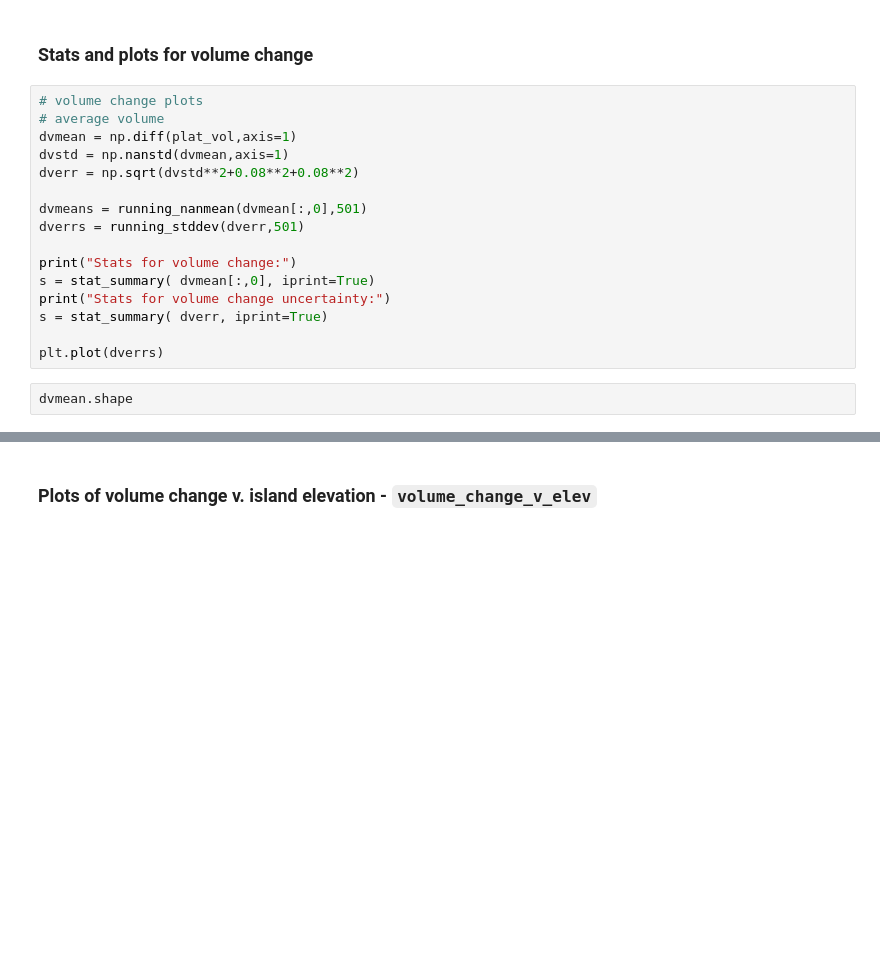
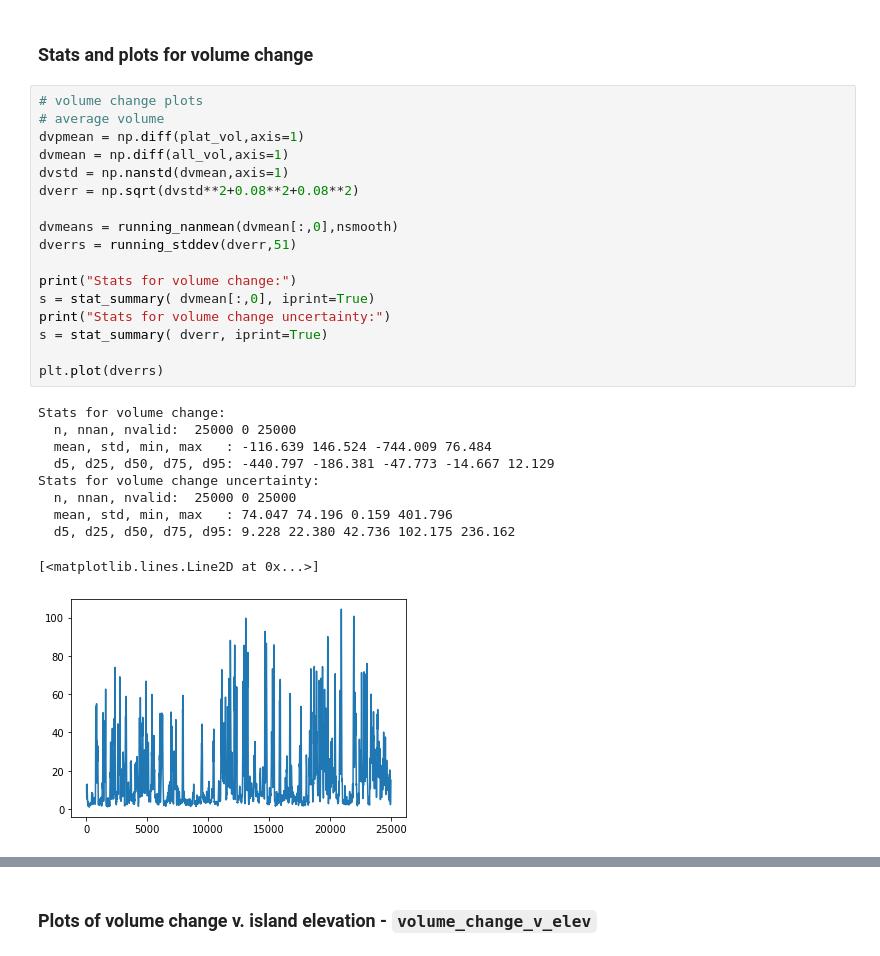
Before and after one commit to csherwood-usgs/CoreBx, a Jupyter notebook: CoreBx_process.ipynb, the cells around one changed output, grey strips where cells are left out. Saved outputs shown, nothing was run; the diff lists cells and outputs as text; blank space fills up the shorter version.

```diff
--- a/CoreBx_process.ipynb
+++ b/CoreBx_process.ipynb
@@ -1070,18 +1149,28 @@ plt.savefig(fig_name,bbox_inches='tight', format='png', dpi = 200)
 # %%
 # volume change plots
 # average volume
-dvmean = np.diff(plat_vol,axis=1)
+dvpmean = np.diff(plat_vol,axis=1)
+dvmean = np.diff(all_vol,axis=1)
 dvstd = np.nanstd(dvmean,axis=1)
 dverr = np.sqrt(dvstd**2+0.08**2+0.08**2)
 
-dvmeans = running_nanmean(dvmean[:,0],501)
-dverrs = running_stddev(dverr,501)
+dvmeans = running_nanmean(dvmean[:,0],nsmooth)
+dverrs = running_stddev(dverr,51)
 
 print("Stats for volume change:")
 s = stat_summary( dvmean[:,0], iprint=True)
 print("Stats for volume change uncertainty:")
 s = stat_summary( dverr, iprint=True)
 
 plt.plot(dverrs)
+# %% [output]
+Stats for volume change:
+  n, nnan, nvalid:  25000 0 25000
+  mean, std, min, max   : -116.639 146.524 -744.009 76.484
+  d5, d25, d50, d75, d95: -440.797 -186.381 -47.773 -14.667 12.129
+Stats for volume change uncertainty:
+  n, nnan, nvalid:  25000 0 25000
+  mean, std, min, max   : 74.047 74.196 0.159 401.796
+  d5, d25, d50, d75, d95: 9.228 22.380 42.736 102.175 236.162
+[<matplotlib.lines.Line2D at 0x...>]
+[figure, added]
-# %%
-dvmean.shape
```
Also changed, not shown: parts of 36 cells of this notebook.
